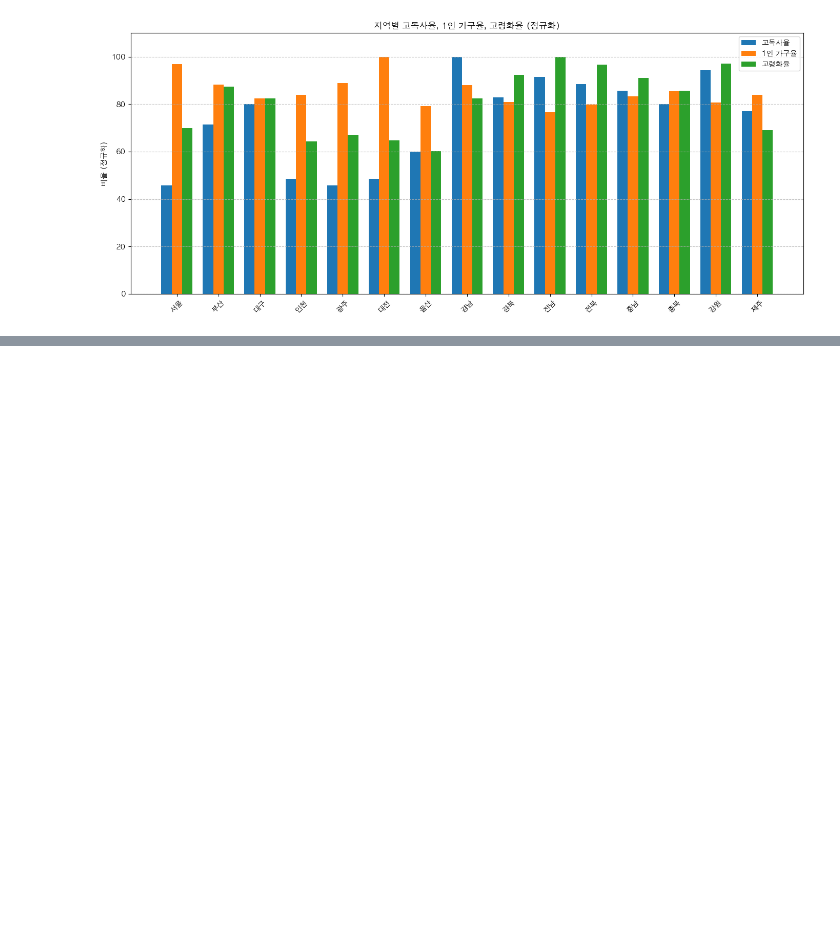
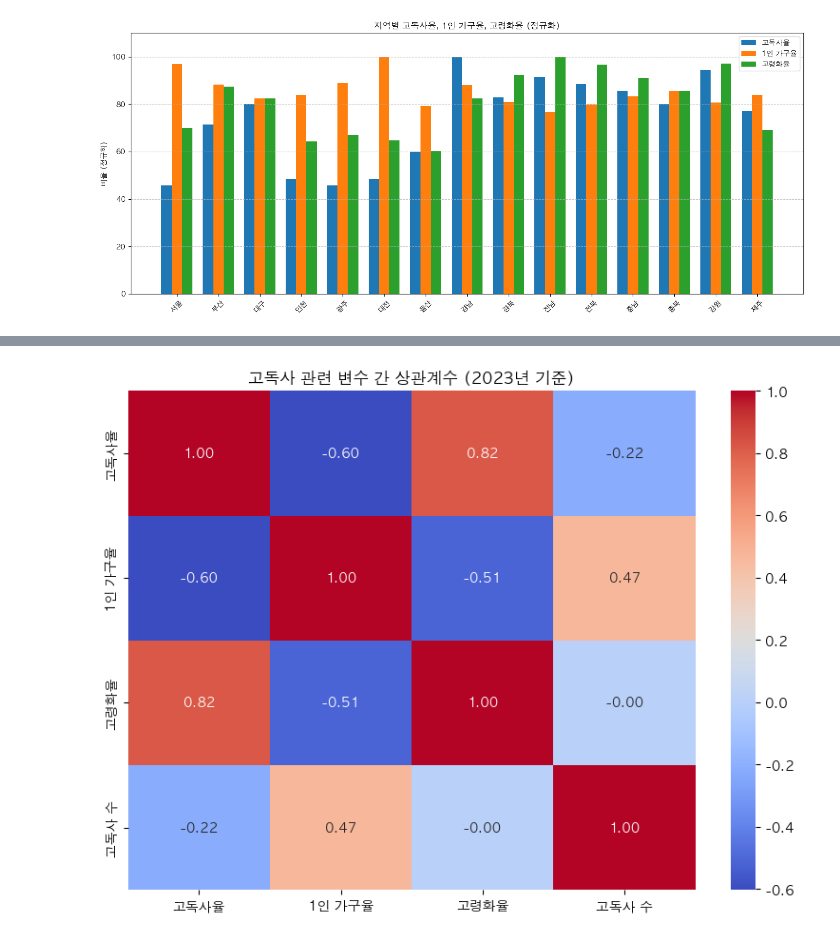
Before and after one commit to InsightCWNU/data_analysis, a Jupyter notebook: gyeongnam_analysis/analysis/gyeongnam_analysis01.ipynb, the cells around one changed output, grey strips where cells are left out. Cells and saved outputs as stored; diff of their text form; code cells hidden in the pictures; blank space fills up the shorter version.

```diff
--- a/gyeongnam_analysis/analysis/gyeongnam_analysis01.ipynb
+++ b/gyeongnam_analysis/analysis/gyeongnam_analysis01.ipynb
@@ -563,0 +608,13 @@ plt.show()
+# %%
+data = pd.read_csv('../data/2023data.csv', encoding='utf-8')
+
+corr_df = data.drop(columns=['지역'],axis=1).corr(method='pearson')
+
+
+plt.figure(figsize=(8, 6))
+sns.heatmap(corr_df, annot=True, cmap="coolwarm",fmt=".2f")
+plt.title("고독사 관련 변수 간 상관계수 (2023년 기준)")
+plt.tight_layout()
+plt.show()
+# %% [output]
+[figure, added]
```
Also changed, not shown: parts of 5 cells of this notebook, 6 other files.
